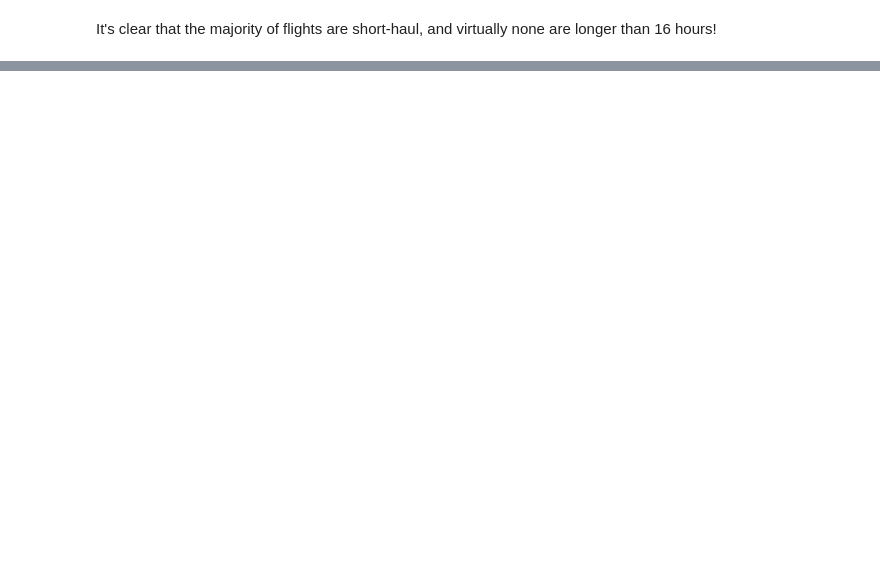
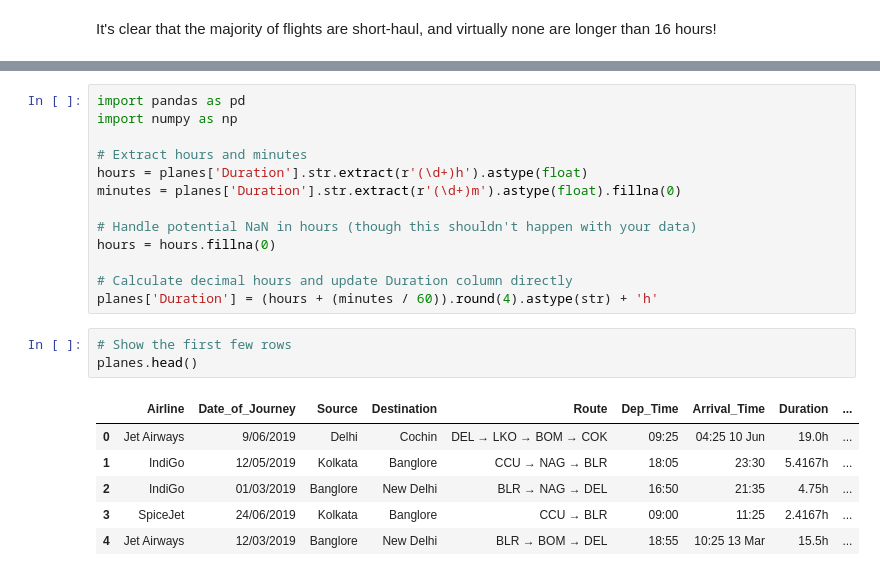
Before and after one commit to aziscript/Python-for-data-analysis, a Jupyter notebook: EDAinPython.ipynb, the cells around one changed output, grey strips where cells are left out. Cells and saved outputs as stored; diff of their text form; blank space fills up the shorter version.

```diff
--- a/EDAinPython.ipynb
+++ b/EDAinPython.ipynb
@@ -716,0 +745,23 @@ It's clear that the majority of flights are short-haul, and virtually none are l
+# %%
+import pandas as pd
+import numpy as np
+
+# Extract hours and minutes
+hours = planes['Duration'].str.extract(r'(\d+)h').astype(float)
+minutes = planes['Duration'].str.extract(r'(\d+)m').astype(float).fillna(0)
+
+# Handle potential NaN in hours (though this shouldn't happen with your data)
+hours = hours.fillna(0)
+
+# Calculate decimal hours and update Duration column directly
+planes['Duration'] = (hours + (minutes / 60)).round(4).astype(str) + 'h'
+# %%
+# Show the first few rows
+planes.head()
+# %% [output]
+|  | Airline | Date_of_Journey | Source | Destination | Route | Dep_Time | Arrival_Time | Duration | ... |
+| 0 | Jet Airways | 9/06/2019 | Delhi | Cochin | DEL → LKO → BOM → COK | 09:25 | 04:25 10 Jun | 19.0h | ... |
+| 1 | IndiGo | 12/05/2019 | Kolkata | Banglore | CCU → NAG → BLR | 18:05 | 23:30 | 5.4167h | ... |
+| 2 | IndiGo | 01/03/2019 | Banglore | New Delhi | BLR → NAG → DEL | 16:50 | 21:35 | 4.75h | ... |
+| 3 | SpiceJet | 24/06/2019 | Kolkata | Banglore | CCU → BLR | 09:00 | 11:25 | 2.4167h | ... |
+| 4 | Jet Airways | 12/03/2019 | Banglore | New Delhi | BLR → BOM → DEL | 18:55 | 10:25 13 Mar | 15.5h | ... |
```
Also changed, not shown: parts of 19 cells of this notebook.
